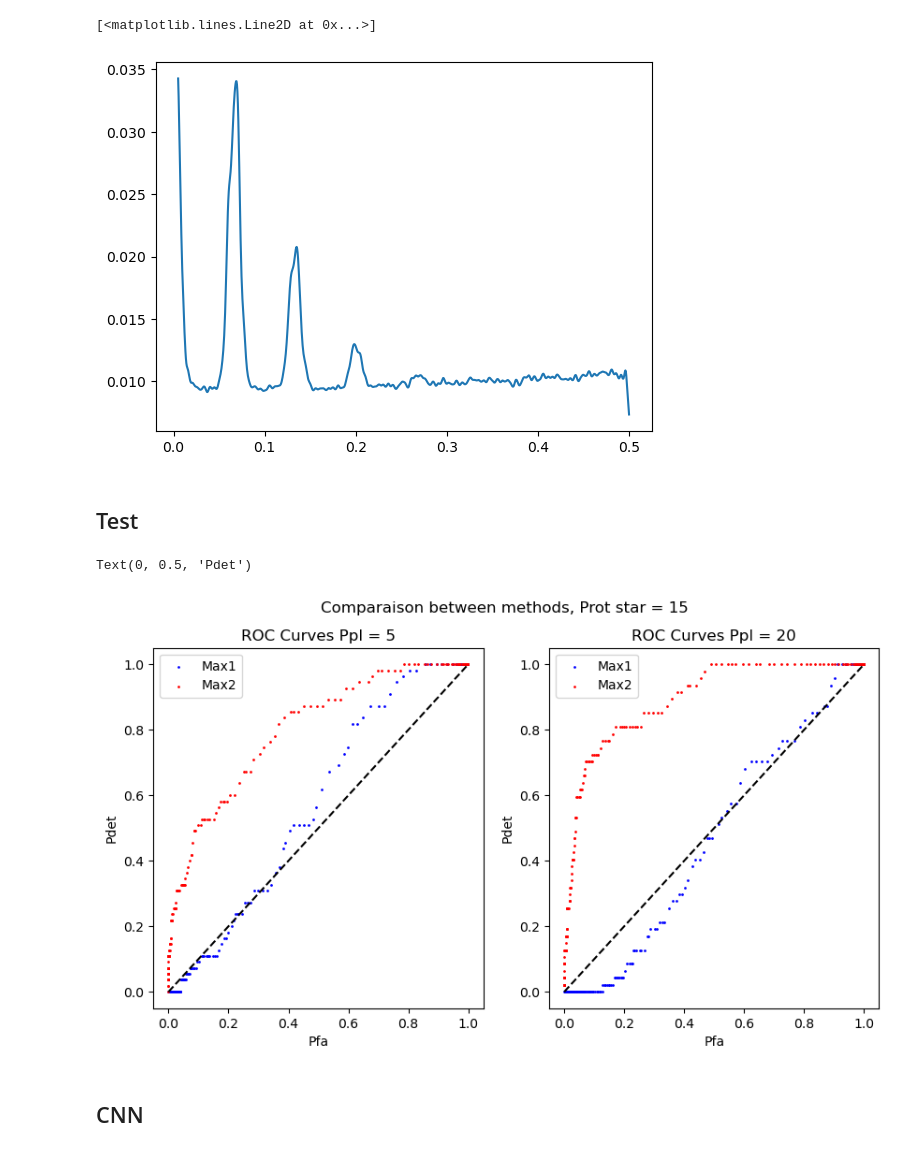
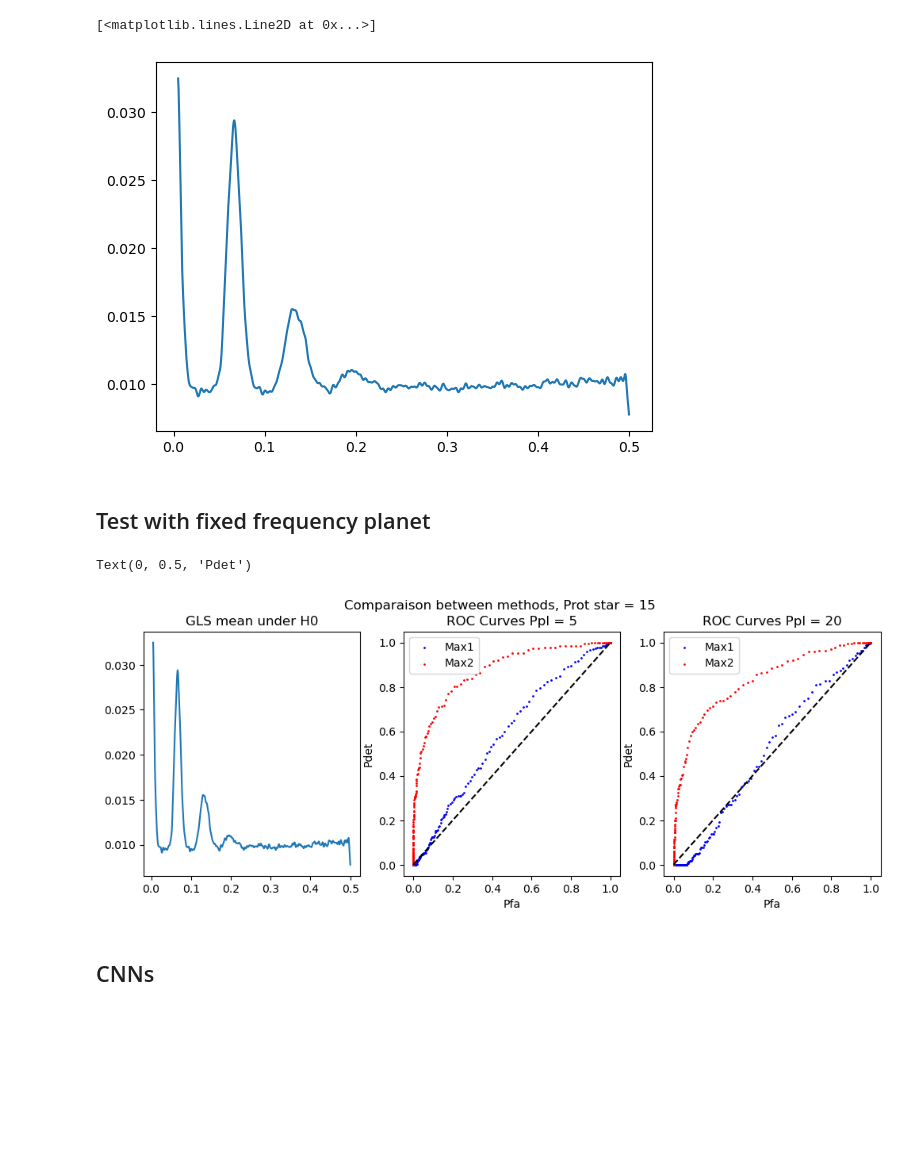
Before and after one commit to hugokerino/Stage_R-V, a Jupyter notebook: tests_max.ipynb, the cells around one changed output. Drawn from its saved outputs; the diff is of its cells as text; code cells hidden in the pictures; blank space fills up the shorter version.

Commit message:
Comparaison with plot finished

```diff
--- a/tests_max.ipynb
+++ b/tests_max.ipynb
@@ -196,7 +197,7 @@ def generate_data(t,dt,Ttot,freq,params_gp, params_gr,params_pl, nbr_pl_to_injec
             label = 0
 
 
-    return GLS, label, max_value
+    return GLS, max_value, label
 
 
 
@@ -241,15 +242,15 @@ params_gr = [A1, A2, A3, B1, B2, B3, C1, C2, C3, AL, Gm, nu0, cste]
 N = 5000
 GLS_H0 = np.zeros((N,freq.shape[0]))
 
-#Params_GP
-Prot = 15 #random.randint(5,90)
-amp  = 2#gamma.rvs(2.0, 0.5)
-epsilon = 0.5#uniform.rvs(0.5, 1)
-tau = 2*Prot#np.random.normal(3*Prot, 0.1*Prot)
-params_gp = [tau, epsilon, Prot, amp]
+for i in range(N):
+    #Params_GP
+    Prot = 15 + np.random.normal(loc =0, scale =1) #random.randint(5,90)
+    amp  = 2 + np.random.normal(loc =0, scale =0.1)#gamma.rvs(2.0, 0.5)
+    epsilon = 0.5 + np.random.normal(loc =0, scale =0.01) #uniform.rvs(0.5, 1)
+    tau = 2*Prot + np.random.normal(loc =0, scale =1)#np.random.normal(3*Prot, 0.1*Prot)
+    params_gp = [tau, epsilon, Prot, amp]
 
-for i in range(N):
-    GLS, label, Maxs = generate_data(t,dt,Ttot,freq,params_gp,params_gr, params_pl,0)
+    GLS, Maxs,label = generate_data(t,dt,Ttot,freq,params_gp,params_gr, [0,0,0],0)
     GLS_H0[i,:] = GLS
 # %%
 GLS_mean_H0 = np.mean(GLS_H0, axis = 0)
@@ -257,11 +258,11 @@ GLS_mean_H0 = np.mean(GLS_H0, axis = 0)
 plt.plot(freq,GLS_mean_H0)
 # %% [output]
 [<matplotlib.lines.Line2D at 0x...>]
-[figure, old version]
+[figure, new version]
 # %% [markdown]
-## Test
+## Test with fixed frequency planet
 # %%
-N_test = 1000
+N_test = 3000
 GLS_test1, Label_test1, Maxs_test1 = np.zeros((N_test,freq.shape[0])), np.zeros(N_test), np.zeros((N_test,2))
 GLS_test2, Label_test2, Maxs_test2 = np.zeros((N_test,freq.shape[0])), np.zeros(N_test), np.zeros((N_test,2))
 # %%
@@ -278,18 +279,18 @@ T02 = random.uniform(0,Ppl2) #random.uniform(0,Ppl)
 params_pl2 = [Ppl2,A2,T02]
 
 for i in range(round(N_test/2)):
-    GLS, label, Maxs = generate_data(t,dt,Ttot,freq,params_gp,params_gr, params_pl1,1)
+    GLS, Maxs, label = generate_data(t,dt,Ttot,freq,params_gp,params_gr, params_pl1,1)
     GLS_test1[i,:] = GLS
     Maxs_test1[i,:] = Maxs
     Label_test1[i] = label
 
-    GLS, label, Maxs = generate_data(t,dt,Ttot,freq,params_gp,params_gr, params_pl2,1)
+    GLS, Maxs,label = generate_data(t,dt,Ttot,freq,params_gp,params_gr, params_pl2,1)
     GLS_test2[i,:] = GLS
     Maxs_test2[i,:] = Maxs
     Label_test2[i] = label
 
 for k in range(round(N_test/2),N_test):
-    GLS, label, Maxs = generate_data(t,dt,Ttot,freq,params_gp,params_gr, params_pl1,0)
+    GLS, Maxs, label = generate_data(t,dt,Ttot,freq,params_gp,params_gr, params_pl1,0)
     GLS_test1[k,:], GLS_test2[k,:] = GLS, GLS
     Maxs_test1[k,:],Maxs_test2[k,:] = Maxs, Maxs
     Label_test1[k], Label_test2[k] = label, label
@@ -319,39 +320,44 @@ for i in range(N):
     p,r,f,m = evaluate(y_seuil,Label_test1)
     Pdet11[i], Pfa11[i] = m[1,1]/(m[1,1]+m[1,0]), m[0,1]/(m[0,0]+m[0,1])
 
     y_seuil = np.where(Maxs12 > threshold_max12[i],1,0)
     p,r,f,m = evaluate(y_seuil,Label_test2)
     Pdet12[i], Pfa12[i] = m[1,1]/(m[1,1]+m[1,0]), m[0,1]/(m[0,0]+m[0,1])
 
     y_seuil = np.where(Maxs21 > threshold_max21[i],1,0)
     p,r,f,m = evaluate(y_seuil,Label_test1)
     Pdet21[i], Pfa21[i] = m[1,1]/(m[1,1]+m[1,0]), m[0,1]/(m[0,0]+m[0,1])
 
     y_seuil = np.where(Maxs22 > threshold_max22[i],1,0)
     p,r,f,m = evaluate(y_seuil,Label_test2)
     Pdet22[i], Pfa22[i] = m[1,1]/(m[1,1]+m[1,0]), m[0,1]/(m[0,0]+m[0,1])
 
 
-plt.figure(figsize=(10,5))
+plt.figure(figsize=(12,4))
 plt.suptitle("Comparaison between methods, Prot star = 15\n")
-plt.subplot(121)
+
+plt.subplot(131)
+plt.title("GLS mean under H0")
+plt.plot(freq,GLS_mean_H0)
+
+plt.subplot(132)
 plt.title("ROC Curves Ppl = 5")
 plt.scatter(Pfa11, Pdet11, label='Max1', s=1, c='b'),plt.legend()
 plt.scatter(Pfa21, Pdet21, label='Max2', s=1, c='r'),plt.legend()
-plt.plot(x_interp,x_interp, '--', c='black')
+plt.plot(np.linspace(0,1,N),np.linspace(0,1,N), '--', c='black')
 plt.xlabel("Pfa")
 plt.ylabel("Pdet")
 
-plt.subplot(122)
+plt.subplot(133)
 plt.title("ROC Curves Ppl = 20")
 plt.scatter(Pfa12, Pdet12, label='Max1', s=1, c='b'),plt.legend()
 plt.scatter(Pfa22, Pdet22, label='Max2', s=1, c='r'),plt.legend()
-plt.plot(x_interp,x_interp, '--', c='black')
+plt.plot( np.linspace(0,1,N), np.linspace(0,1,N), '--', c='black')
 plt.xlabel("Pfa")
 plt.ylabel("Pdet")
 # %% [output]
 Text(0, 0.5, 'Pdet')
-[figure, old version]
+[figure, new version]
 # %% [markdown]
-## CNN
+## CNNs
 # %%
```
Also changed, not shown: parts of 38 cells of this notebook.
